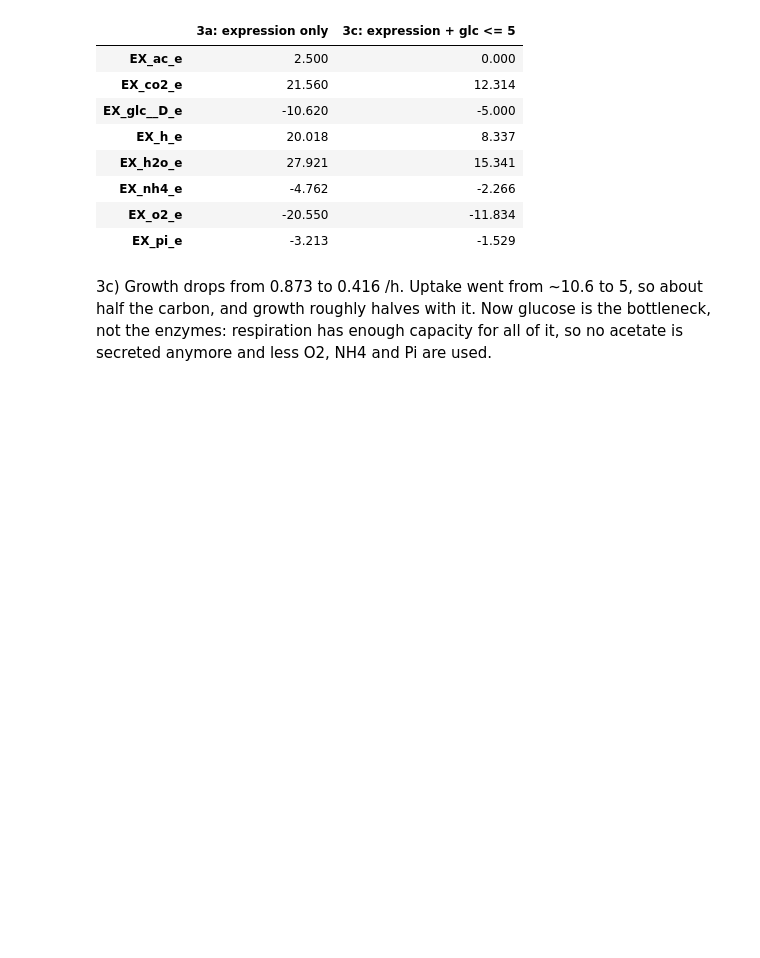
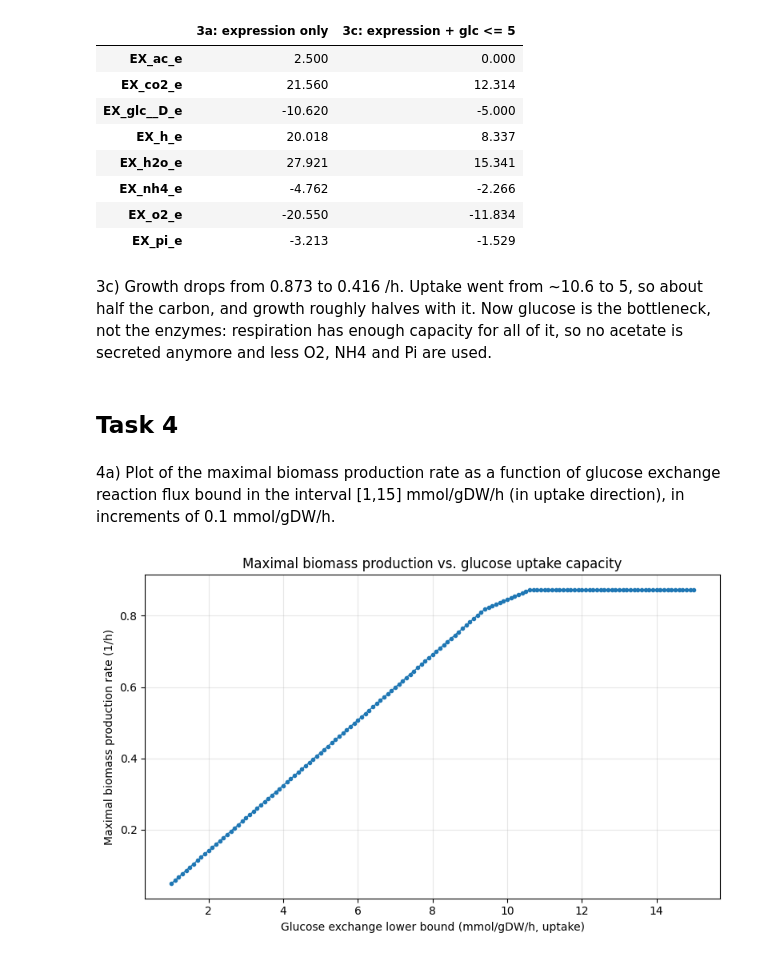
Before and after one commit to sofka005/group-13-bio, a Jupyter notebook: Assignment2/assignment2.ipynb, the cells around one changed output. Drawn from its saved outputs; the diff is of its cells as text; code cells hidden in the pictures; blank space fills up the shorter version.

```diff
--- a/Assignment2/assignment2.ipynb
+++ b/Assignment2/assignment2.ipynb
@@ -195,3 +195,30 @@ glucose uptake in the optimum: 5.000 mmol/gDW/h
 | EX_pi_e | -3.213 | -1.529 |
 # %% [markdown]
 3c) Growth drops from 0.873 to 0.416 /h. Uptake went from ~10.6 to 5, so about half the carbon, and growth roughly halves with it. Now glucose is the bottleneck, not the enzymes: respiration has enough capacity for all of it, so no acetate is secreted anymore and less O2, NH4 and Pi are used.
+# %% [markdown]
+## Task 4
+# %% [markdown]
+4a) Plot of the maximal biomass production rate as a function of glucose exchange reaction flux bound in the interval [1,15] mmol/gDW/h (in uptake direction), in increments of 0.1 mmol/gDW/h.
+# %%
+glc_bounds = np.arange(1.0, 15.0 + 0.1, 0.1)   # 1.0 ... 15.0
+growth_rates = []
+
+for glc in glc_bounds:
+    with constrained as m:
+        m.reactions.EX_glc__D_e.lower_bound = -glc
+        sol = m.optimize()
+        growth_rates.append(sol.objective_value if sol.status == 'optimal' else np.nan)
+
+growth_rates = np.array(growth_rates)
+
+plt.figure(figsize=(8, 5))
+plt.plot(glc_bounds, growth_rates, marker='.', linewidth=1)
+plt.xlabel('Glucose exchange lower bound (mmol/gDW/h, uptake)')
+plt.ylabel('Maximal biomass production rate (1/h)')
+plt.title('Maximal biomass production vs. glucose uptake capacity')
+plt.grid(True, alpha=0.3)
+plt.tight_layout()
+plt.savefig('task4_growth_vs_glucose.png', dpi=150)
+plt.show()
+# %% [output]
+[figure, added]
```
Also changed, not shown: parts of 6 cells of this notebook, 2 other files.
